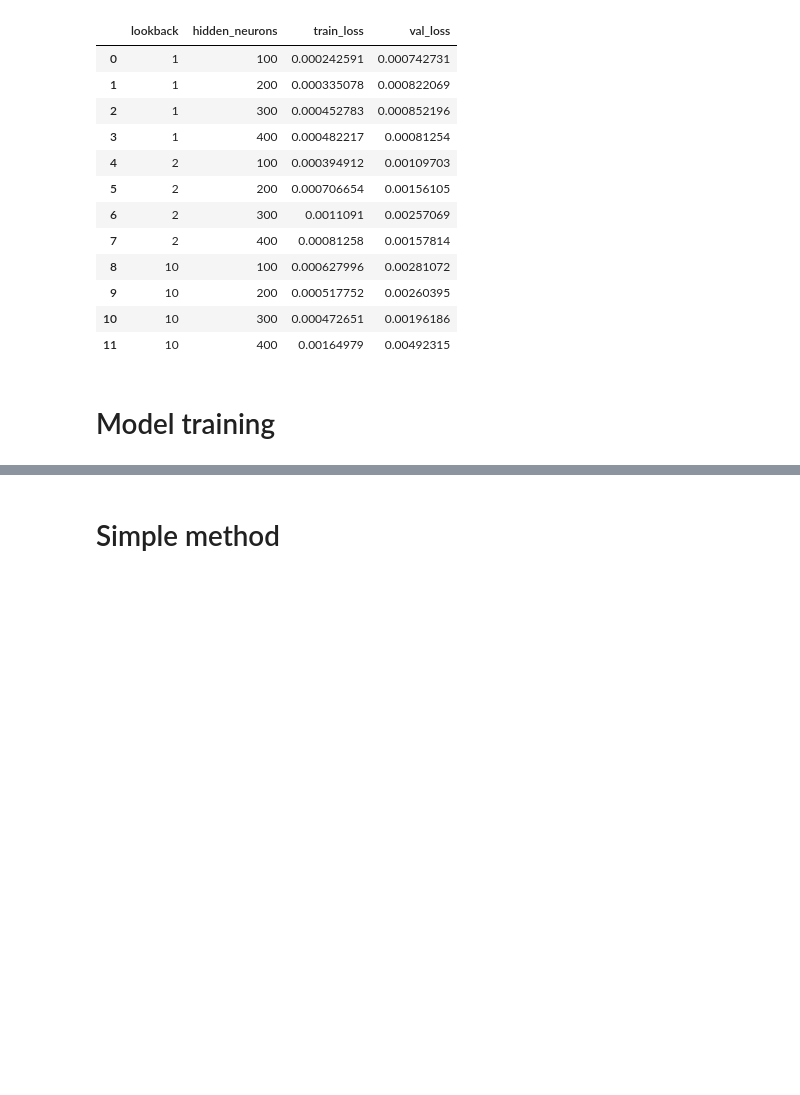
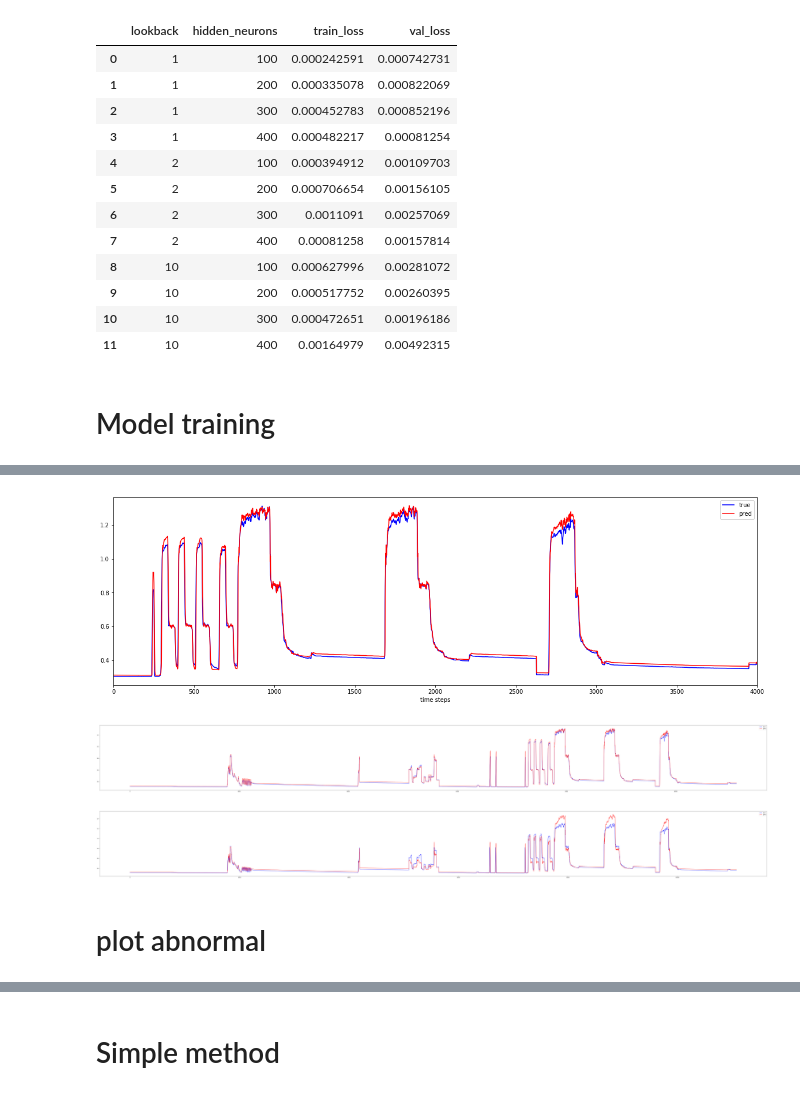
Before and after one commit to svenhsia/lstm-anomaly-detection, a Jupyter notebook: dataset_generation.ipynb, the cells around one changed output, grey strips where cells are left out. Cells and saved outputs as stored; diff of their text form; code cells hidden in the pictures; blank space fills up the shorter version.

```diff
--- a/dataset_generation.ipynb
+++ b/dataset_generation.ipynb
@@ -194,0 +201,6 @@ plt.show()
+# %%
+from keras.models import load_model
+
+lookback = 10
+hidden_neurons = 300
+model = load_model('../LSTM_{}_{}.model'.format(lookback, hidden_neurons))
@@ -194,0 +221,39 @@ plt.show()
+# %%
+def predictSequence(model, dataX, dataY, lookforward=1):
+    dataX, dataY = np.array(dataX), np.array(dataY)
+
+    X_ = dataX[:1-lookforward+len(dataX)].copy()
+    for steps in range(lookforward):
+        pred_ = model.predict(X_)
+        pred_ = np.reshape(pred_, (pred_.shape[0], 1, pred_.shape[1]))
+        X_ = np.concatenate((X_[:, 1:, :], pred_), axis=1)
+
+    true_ = dataY[lookforward-1:]
+    return true_, pred_[:, 0, :]
+
+def predictSequenceTotal(model, dataset, lookforward=1):
+    true_sequence, pred_sequence = [], []
+    brokens = getBrokens(dataset.index)
+    for i in range(len(brokens)-1):
+        dataX, dataY = createSequnces(dataset.iloc[brokens[i]:brokens[i+1], :], lookback)
+        t_s, p_s = predictSequence(model, dataX, dataY, lookforward)
+        true_sequence.append(t_s)
+        pred_sequence.append(p_s)
+    return np.concatenate(true_sequence), np.concatenate(pred_sequence)
+# %%
+true_sequence, pred_sequence = predictSequenceTotal(model, val, 1)
+# %%
+k = 2
+s = 7000
+e = 11000
+true_ = true_sequence[s:e, k]
+pred_ = pred_sequence[s:e, k]
+plt.figure(figsize=(20,6))
+plt.plot(true_, color='b', label='true')
+plt.plot(pred_, color='r', label='pred')
+plt.legend(loc='best')
+plt.xlabel('time steps')
+plt.xlim((0, 4000))
+plt.show()
+# %% [output]
+[figure, added]
@@ -194,0 +262,13 @@ plt.show()
+# %%
+k = 2
+s = 0
+e = 25000
+true_ = true_sequence[s:e, k]
+pred_ = pred_sequence[s:e, k]
+plt.figure(figsize=(100,10))
+plt.plot(true_, color='b', label='true')
+plt.plot(pred_, color='r', label='pred')
+plt.legend(loc='best')
+plt.show()
+# %% [output]
+[figure, added]
@@ -194,0 +277,15 @@ plt.show()
+# %%
+k = 2
+s = 0
+e = 25000
+true_ = true_sequence[s:e, k]
+pred_ = pred_sequence[s:e, k]
+plt.figure(figsize=(100,10))
+plt.plot(true_, color='b', label='true')
+plt.plot(pred_, color='r', label='pred')
+plt.legend(loc='best')
+plt.show()
+# %% [output]
+[figure, added]
+# %% [markdown]
+# plot abnormal
```
Also changed, not shown: parts of 34 cells of this notebook, 2 other files.
